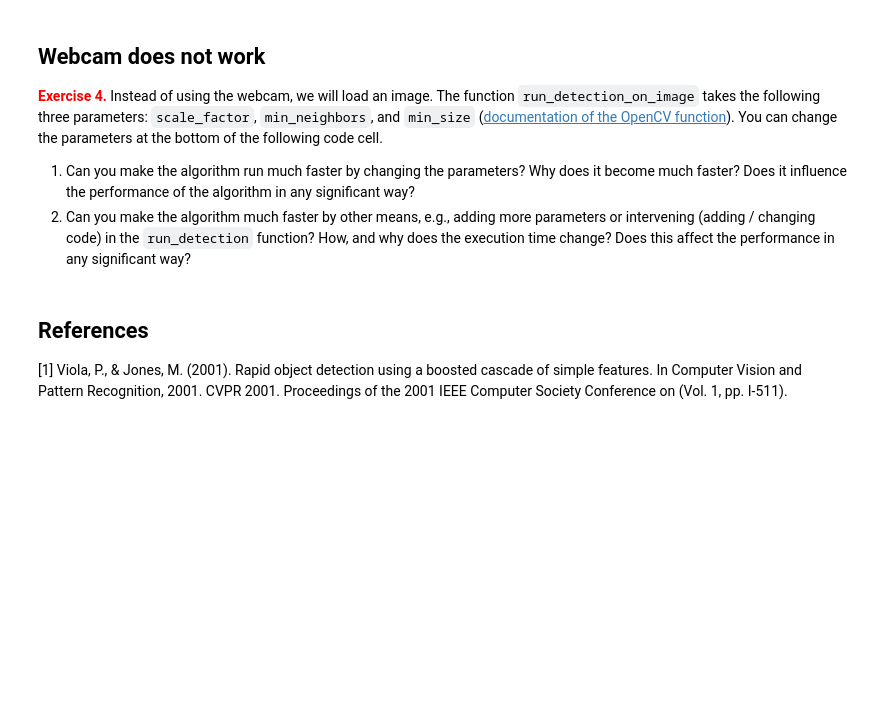
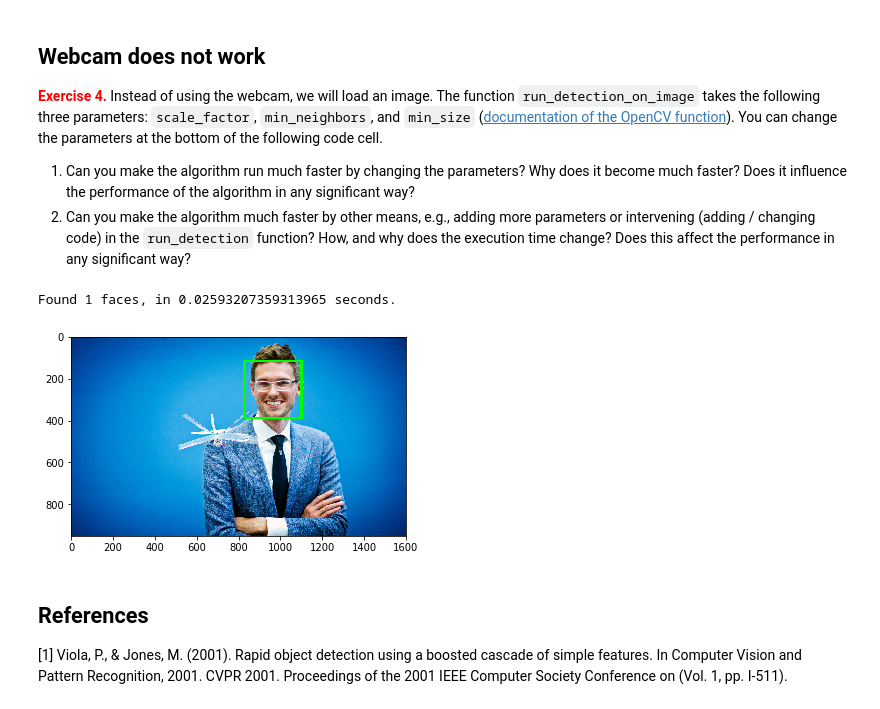
Before and after one commit to guidoAI/computational_effort_notebook, a Jupyter notebook: Computational effort.ipynb, the cells around one changed output. Cells and saved outputs as stored; diff of their text form; code cells hidden in the pictures; blank space fills up the shorter version.

```diff
--- a/Computational effort.ipynb
+++ b/Computational effort.ipynb
@@ -108,36 +108,39 @@ def run_detection_on_image(image_name='./images/Guido_DelFly.jpg', scale_factor
 
     # get the starting time:
     start_time = time.time();
 
     # convert the image to gray scale:
     gray = cv2.cvtColor(BGR, cv2.COLOR_BGR2GRAY);
 
     # detect the faces with the Viola and Jones method:
     faces = faceCascade.detectMultiScale(gray,
                                          scaleFactor=scale_factor, minNeighbors=min_neighbors,
                                          minSize=(min_size, min_size));
 
     # get the end time:
     end_time = time.time();
 
     # Report on number of faces and processing time:
     print("Found {0} faces, in {1} seconds.".format(len(faces), end_time - start_time));
 
     # Draw a rectangle around the found faces:
     rectangle_color = (0, 255, 0);
     line_width = 10;
     for (x, y, w, h) in faces:
         cv2.rectangle(BGR, (x, y), (x+w, y+h), rectangle_color, line_width)
 
     # Show the image:
     plt.imshow(cv2.cvtColor(BGR, cv2.COLOR_BGR2RGB))
     plt.show()
 
 # play with the parameters:
-scale_factor = 1.1;
-min_neighbors = 5;
-min_size = 30;
+scale_factor = 1.5;
+min_neighbors = 4;
+min_size = 50;
 run_detection_on_image(scale_factor=scale_factor, min_neighbors=min_neighbors, min_size=min_size);
+# %% [output]
+Found 1 faces, in 0.02593207359313965 seconds.
+[figure, added]
 # %% [markdown]
 ## References
 [1] Viola, P., & Jones, M. (2001). Rapid object detection using a boosted cascade of simple features. In Computer Vision and Pattern Recognition, 2001. CVPR 2001. Proceedings of the 2001 IEEE Computer Society Conference on (Vol. 1, pp. I-511).
```
Also changed, not shown: parts of 1 cell of this notebook, 2 other files.
